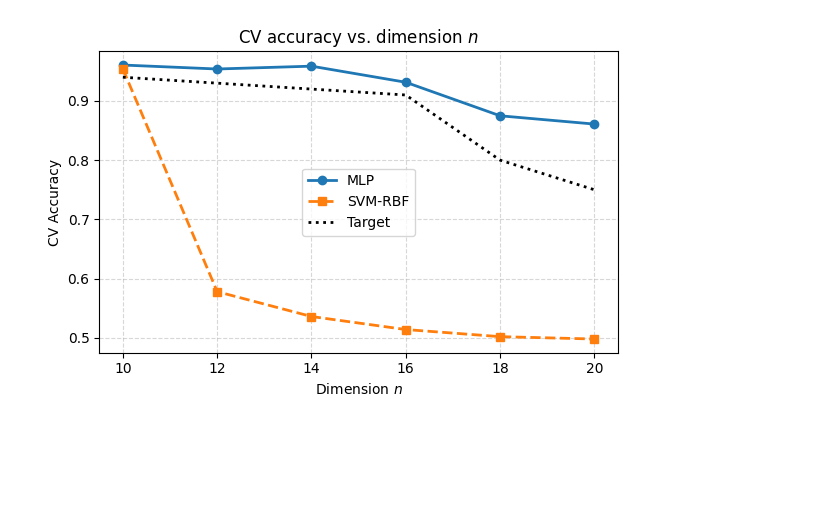
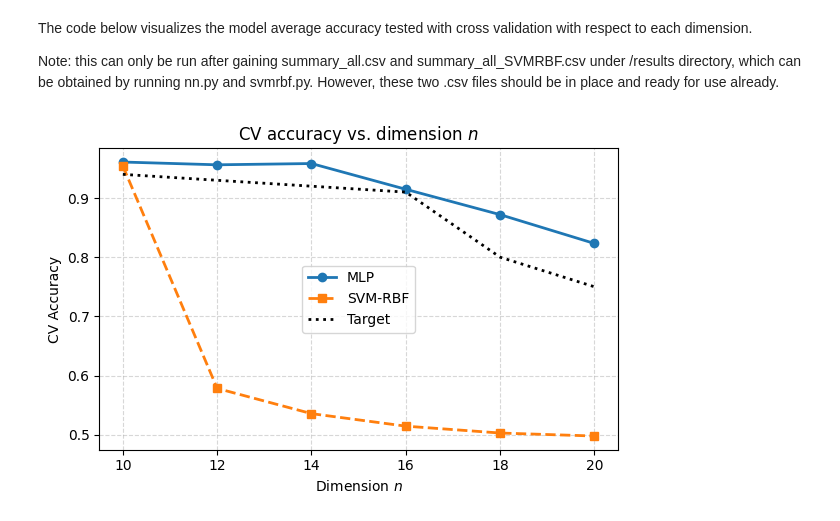
Before and after one commit to mmxMichelle/Intro_to_ML, a Jupyter notebook: MMLCW_1116/accuracy_vs_dim.ipynb, the cells around one changed output. Drawn from its saved outputs; the diff is of its cells as text; code cells hidden in the pictures; blank space fills up the shorter version.

```diff
--- a/MMLCW_1116/accuracy_vs_dim.ipynb
+++ b/MMLCW_1116/accuracy_vs_dim.ipynb
@@ -3,28 +1,35 @@
+# %% [markdown]
+The code below visualizes the model average accuracy tested with cross validation with respect to each dimension.
+
+
+Note: this can only be run after gaining summary_all.csv and summary_all_SVMRBF.csv under /results directory, which can be obtained by running nn.py and svmrbf.py. However, these two .csv files should be in place and ready for use already.
 # %%
 import matplotlib.pyplot as plt
 import numpy as np
 import pandas as pd
 from pathlib import Path
 
 # data
 n = np.array([10, 12, 14, 16, 18, 20])
-mlp_acc = np.array([0.9606, 0.9539, 0.9587, 0.9315, 0.8749, 0.8609])
-svm_acc = np.array([0.954, 0.578, 0.536, 0.514, 0.502, 0.498])
+mlp_acc = pd.read_csv('results/summary_all.csv')['Acc'].values
+svm_acc = pd.read_csv('results/summary_all_SVMRBF.csv')['Mean_Acc'].values
 target = np.array([0.94, 0.93, 0.92, 0.91, 0.80, 0.75])
 
 # plot
 plt.figure(figsize=(6,4))
+mlp_acc = pd.read_csv('results/summary_all.csv')['Acc'].values
+svm_acc = pd.read_csv('results/summary_all_SVMRBF.csv')['Mean_Acc'].values
 plt.plot(n, mlp_acc, 'o-', label='MLP', linewidth=2)
 plt.plot(n, svm_acc, 's--', label='SVM-RBF', linewidth=2)
 plt.plot(n, target, 'k:', label='Target', linewidth=2)
 
 plt.xlabel('Dimension $n$')
 plt.ylabel('CV Accuracy')
 plt.title('CV accuracy vs. dimension $n$')
 plt.legend()
 plt.grid(True, linestyle='--', alpha=0.5)
 plt.tight_layout()
-plt.savefig('fig_acc_vs_n.png', bbox_inches='tight')
+plt.savefig('results/fig_acc_vs_n.png', bbox_inches='tight')
 plt.show()
 # %% [output]
-[figure, old version]
+[figure, new version]
```
Also changed, not shown: parts of 1 cell of this notebook, 2 other files.
